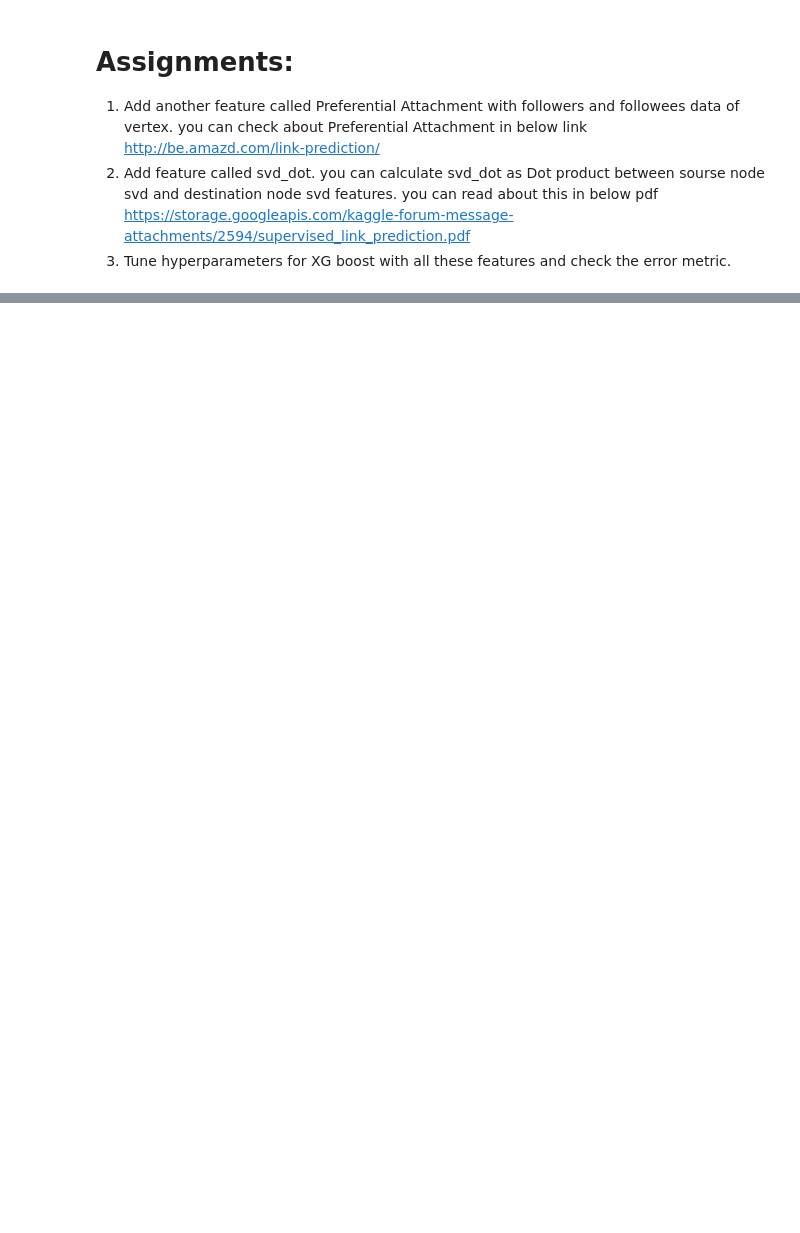
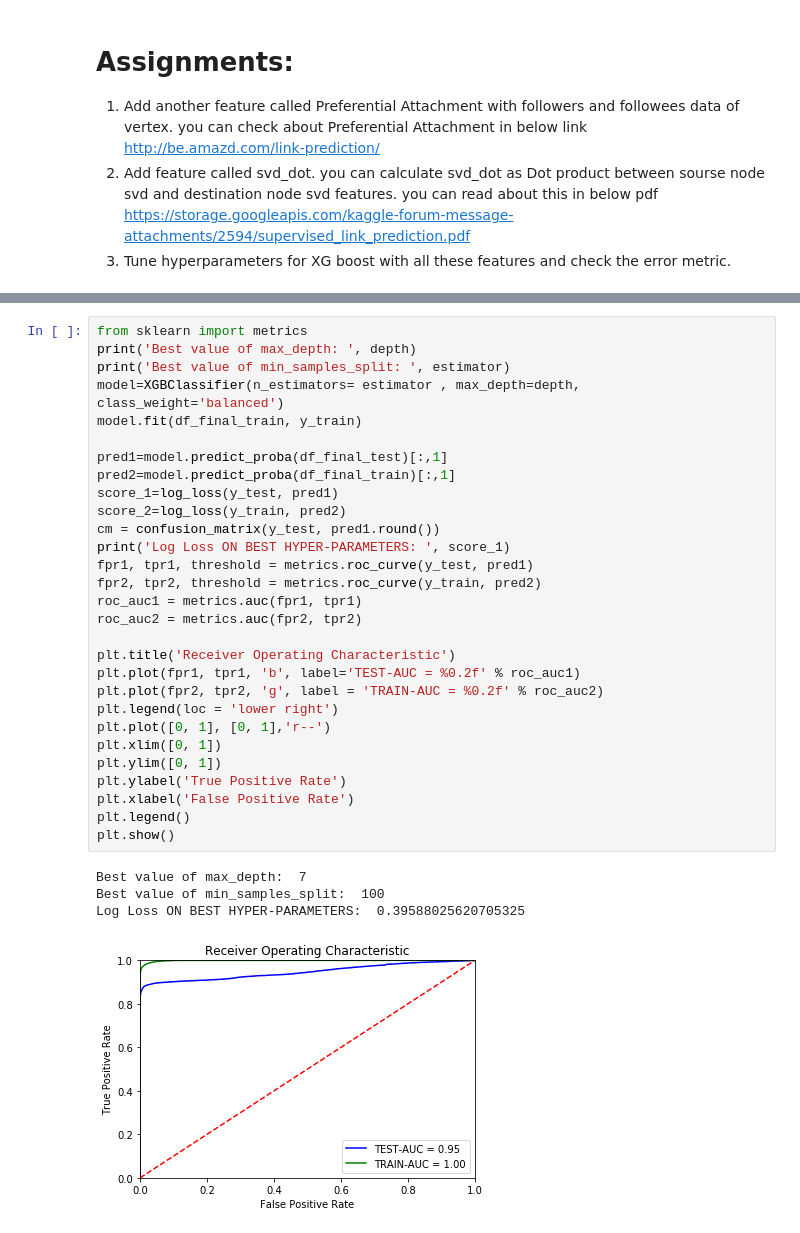
Before and after one commit to aman-sawarn/Social-Network-Graph-Link-Prediction, a Jupyter notebook: FB_Models.ipynb, the cells around one changed output, grey strips where cells are left out. Drawn from its saved outputs; the diff is of its cells as text; blank space fills up the shorter version.

```diff
--- a/FB_Models.ipynb
+++ b/FB_Models.ipynb
@@ -222,0 +286,34 @@ https://storage.googleapis.com/kaggle-forum-message-attachments/2594/supervised_
+# %%
+from sklearn import metrics
+print('Best value of max_depth: ', depth)
+print('Best value of min_samples_split: ', estimator)
+model=XGBClassifier(n_estimators= estimator , max_depth=depth, class_weight='balanced')
+model.fit(df_final_train, y_train)
+
+pred1=model.predict_proba(df_final_test)[:,1]
+pred2=model.predict_proba(df_final_train)[:,1]
+score_1=log_loss(y_test, pred1)
+score_2=log_loss(y_train, pred2)
+cm = confusion_matrix(y_test, pred1.round())
+print('Log Loss ON BEST HYPER-PARAMETERS: ', score_1)
+fpr1, tpr1, threshold = metrics.roc_curve(y_test, pred1)
+fpr2, tpr2, threshold = metrics.roc_curve(y_train, pred2)
+roc_auc1 = metrics.auc(fpr1, tpr1)
+roc_auc2 = metrics.auc(fpr2, tpr2)
+
+plt.title('Receiver Operating Characteristic')
+plt.plot(fpr1, tpr1, 'b', label='TEST-AUC = %0.2f' % roc_auc1)
+plt.plot(fpr2, tpr2, 'g', label = 'TRAIN-AUC = %0.2f' % roc_auc2)
+plt.legend(loc = 'lower right')
+plt.plot([0, 1], [0, 1],'r--')
+plt.xlim([0, 1])
+plt.ylim([0, 1])
+plt.ylabel('True Positive Rate')
+plt.xlabel('False Positive Rate')
+plt.legend()
+plt.show()
+# %% [output]
+Best value of max_depth:  7
+Best value of min_samples_split:  100
+Log Loss ON BEST HYPER-PARAMETERS:  0.39588025620705325
+[figure, added]
```
Also changed, not shown: parts of 15 cells of this notebook.
